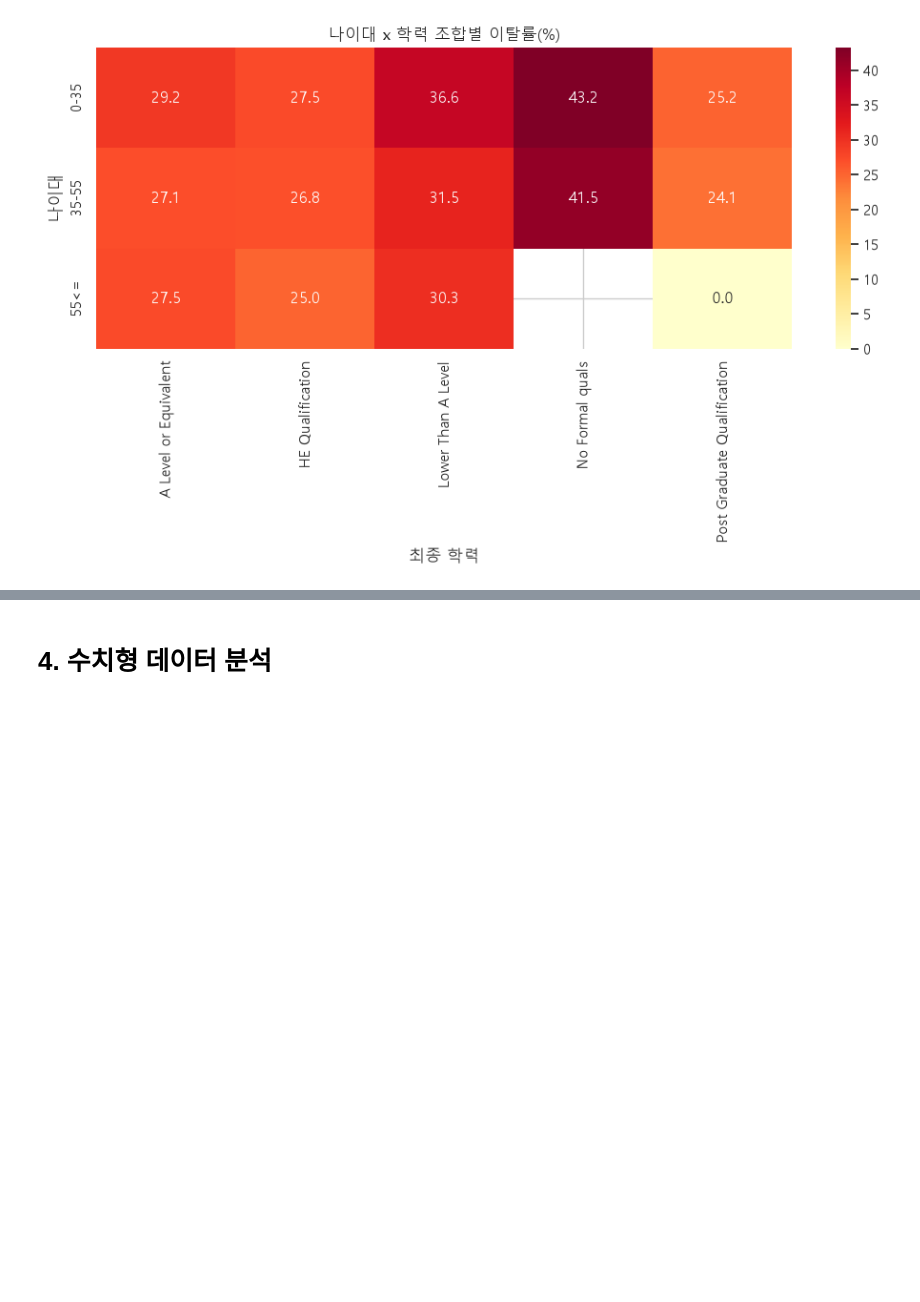
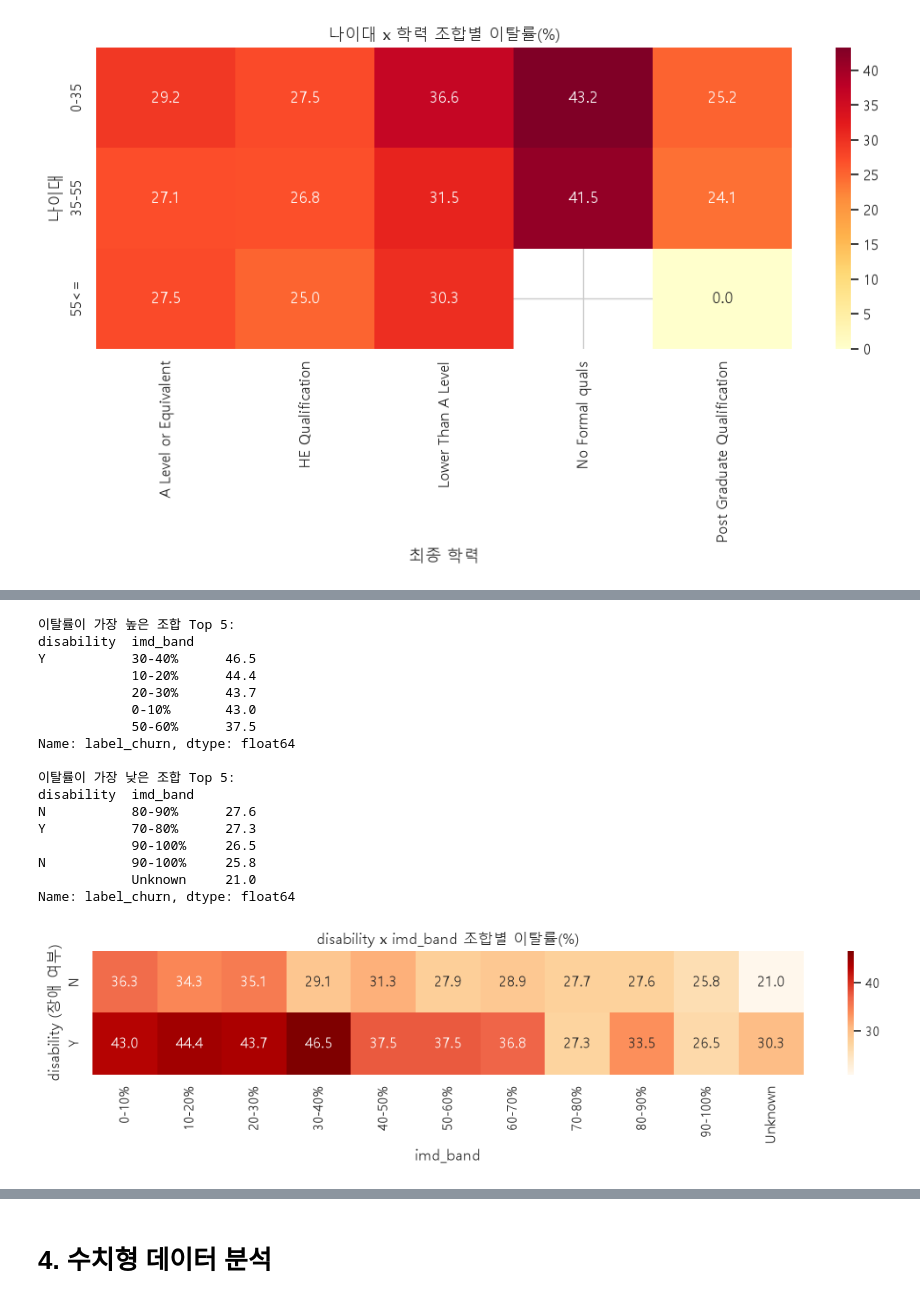
Before and after one commit to KimInSeok-DA/Team_Project_DA, a Jupyter notebook: Notebooks/01_Student_info_EDA.ipynb, the cells around one changed output, grey strips where cells are left out. Saved outputs shown, nothing was run; the diff lists cells and outputs as text; code cells hidden in the pictures; blank space fills up the shorter version.

```diff
--- a/Notebooks/01_Student_info_EDA.ipynb
+++ b/Notebooks/01_Student_info_EDA.ipynb
@@ -346,0 +436,45 @@ plt.show()
+# %%
+# disability와 imd_band를 동시에 묶어서, 조합별 이탈률(%)을 계산합니다.
+combo_rate = (
+    info.groupby(["disability", "imd_band"])["label_churn"]
+    .apply(lambda x: (x == "이탈").mean() * 100)
+    .sort_values(ascending=False)
+)
+
+print("이탈률이 가장 높은 조합 Top 5:")
+print(combo_rate.head(5).round(1))
+
+print("\n이탈률이 가장 낮은 조합 Top 5:")
+print(combo_rate.tail(5).round(1))
+
+# 히트맵으로도 확인 (행: disability, 열: imd_band)
+combo_pivot = info.groupby(["disability", "imd_band"])["label_churn"].apply(lambda x: (x == "이탈").mean() * 100).unstack()
+plt.figure(figsize=(11, 3))
+sns.heatmap(combo_pivot, annot=True, fmt=".1f", cmap="OrRd")
+plt.title("disability x imd_band 조합별 이탈률(%)")
+plt.xlabel("imd_band")
+plt.ylabel("disability (장애 여부)")
+plt.tight_layout()
+plt.show()
+
+# [해석 포인트] 이탈률이 imd_band 0-10%(최빈곤)에서 계속 오르기만 하는 게 아니라
+# 중간 구간에서 튀는 조합이 있다면, 두 변수의 상호작용(interaction) 효과가 있다는 뜻입니다.
+# %% [output]
+이탈률이 가장 높은 조합 Top 5:
+disability  imd_band
+Y           30-40%      46.5
+            10-20%      44.4
+            20-30%      43.7
+            0-10%       43.0
+            50-60%      37.5
+Name: label_churn, dtype: float64
+
+이탈률이 가장 낮은 조합 Top 5:
+disability  imd_band
+N           80-90%      27.6
+Y           70-80%      27.3
+            90-100%     26.5
+N           90-100%     25.8
+            Unknown     21.0
+Name: label_churn, dtype: float64
+[figure, added]
```
Also changed, not shown: parts of 10 cells of this notebook.
